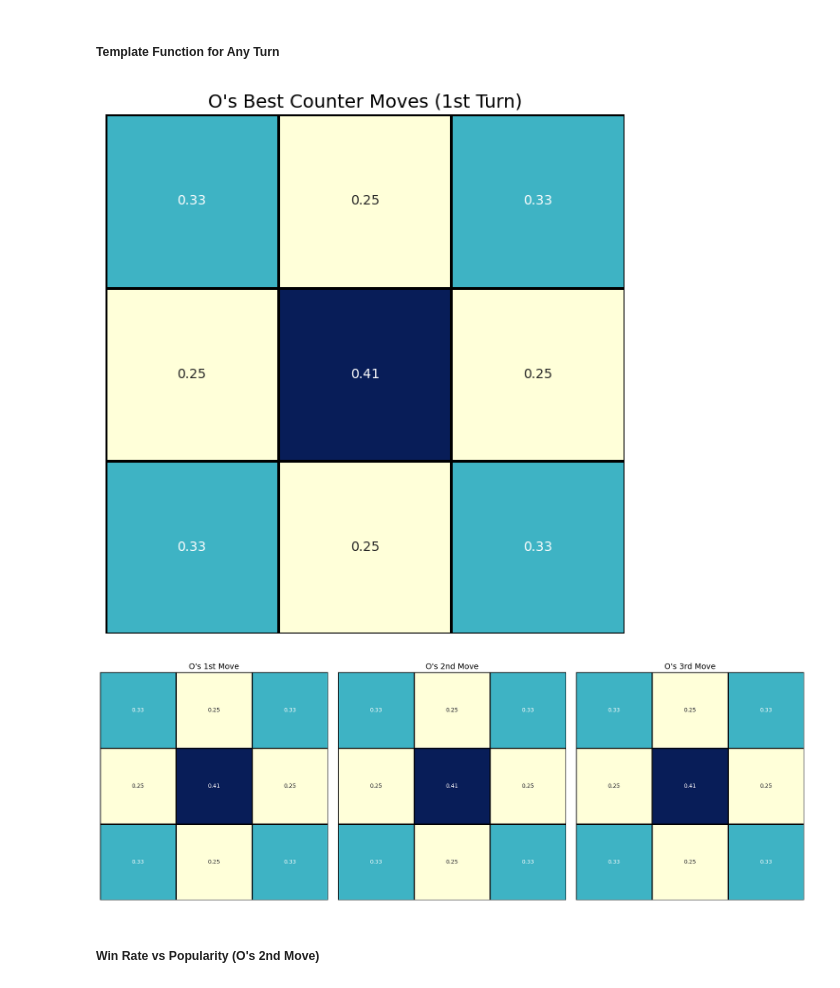
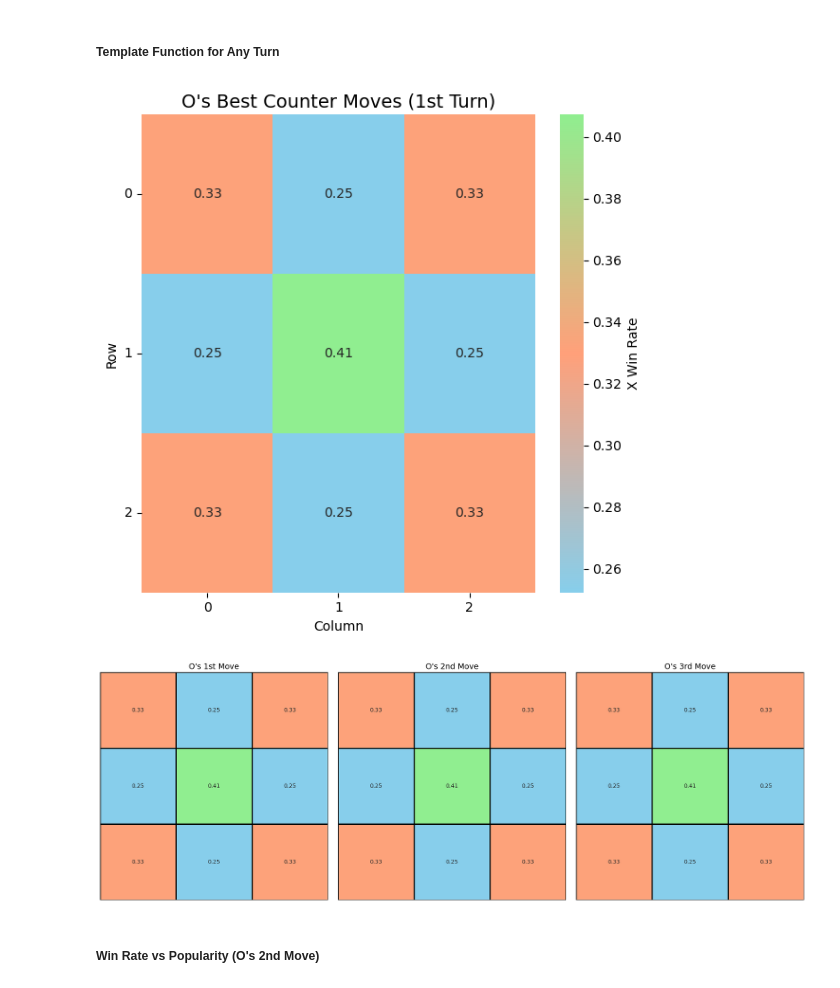
Before and after one commit to kimarlee/Tic-Tac-Toe, a Jupyter notebook: counter_moves_analysis.ipynb, the cells around one changed output. Cells and saved outputs as stored; diff of their text form; code cells hidden in the pictures.

Commit message:
Updating visuals to use new colors

```diff
--- a/counter_moves_analysis.ipynb
+++ b/counter_moves_analysis.ipynb
@@ -2,6 +2,8 @@
 import pandas as pd
 import matplotlib.pyplot as plt
 import seaborn as sns
+import numpy as np
+from matplotlib.colors import LinearSegmentedColormap
 
 # Load dataset (if not already loaded)
 df = pd.read_csv("tic_tac_toe_data.csv")
@@ -12,6 +14,10 @@ pos_labels = {
     '1-0': 'Middle-Left',  '1-1': 'Middle-Center',  '1-2': 'Middle-Right',
     '2-0': 'Bottom-Left',  '2-1': 'Bottom-Center',  '2-2': 'Bottom-Right'
 }
+
+# Define the colors (make sure order matches the index)
+colors = ['skyblue', 'lightsalmon', 'lightgreen']
+custom_cmap = LinearSegmentedColormap.from_list("custom_cmap", colors)
 # %%
 # For each X opening move, see which O counter (Move 2-O) leads to wins
 o_counters = df[df['Winner'] == 'O'].groupby(['Move 1-X (Row-Col)', 'Move 2-O (Row-Col)']).size().reset_index(name='wins')
@@ -315,8 +323,6 @@ def best_moves_by_turn(move_col, winner):
 
     return merged.sort_values(by='win_rate', ascending=False)
 # %%
-import numpy as np
-
 # Create dictionary to map move positions to board coordinates
 pos_map = {
     '0-0': (0, 0), '0-1': (0, 1), '0-2': (0, 2),
@@ -339,14 +345,16 @@ for _, row in turn2_stats.iterrows():
 
 # Plot as a Tic Tac Toe style board
 plt.figure(figsize=(6, 6))
-sns.heatmap(board_grid, annot=True, fmt=".2f", cmap="YlGnBu", linewidths=2, linecolor='black',
-            cbar=False, square=True, xticklabels=False, yticklabels=False)
-
+sns.heatmap(board_grid, annot=True, fmt=".2f", cmap=custom_cmap, cbar_kws={'label': 'X Win Rate'})
+plt.xlabel('Column')
+plt.ylabel('Row')
+plt.xticks([0.5,1.5,2.5], ['0', '1', '2'])
+plt.yticks([0.5,1.5,2.5], ['0', '1', '2'], rotation=0)
 plt.title("O's Best Counter Moves (1st Turn)", fontsize=14)
 plt.tight_layout()
 plt.show()
 # %% [output]
-[figure, old version]
+[figure, new version]
 # %%
 # Step 1: Define position mapping
 pos_map = {
@@ -382,35 +390,35 @@ def best_moves_by_turn(move_col, winner):
 def grid_from_stats(stats_df, col_name):
     grid = np.full((3, 3), np.nan)
     for _, row in stats_df.iterrows():
         pos = row[col_name]
         if pos in pos_map:
             r, c = pos_map[pos]
             grid[r, c] = row['win_rate']
     return grid
 
 # Step 4: Generate data for 3 stages using best_moves_by_turn
 move_columns = [
     ('Move 2-O (Row-Col)', 'O'),
     ('Move 4-O (Row-Col)', 'O'),
     ('Move 6-O (Row-Col)', 'O')
 ]
 
 grids = [grid_from_stats(best_moves_by_turn(col, winner), col) for col, winner in move_columns]
 titles = ["O's 1st Move", "O's 2nd Move", "O's 3rd Move"]
 
 # Step 5: Plot them side by side
 fig, axes = plt.subplots(1, 3, figsize=(18, 6))
 
 for ax, grid, title in zip(axes, grids, titles):
-    sns.heatmap(grid, annot=True, fmt=".2f", cmap="YlGnBu", linewidths=2,
+    sns.heatmap(grid, annot=True, fmt=".2f", cmap=custom_cmap, linewidths=2,
                 linecolor='black', cbar=False, square=True,
                 xticklabels=False, yticklabels=False, ax=ax)
     ax.set_title(title, fontsize=14)
 
 plt.tight_layout()
 plt.show()
 # %% [output]
-[figure, old version]
+[figure, new version]
 # %% [markdown]
 ##### Win Rate vs Popularity (O's 2nd Move)
 # %%
```
Also changed, not shown: parts of 5 cells of this notebook.
